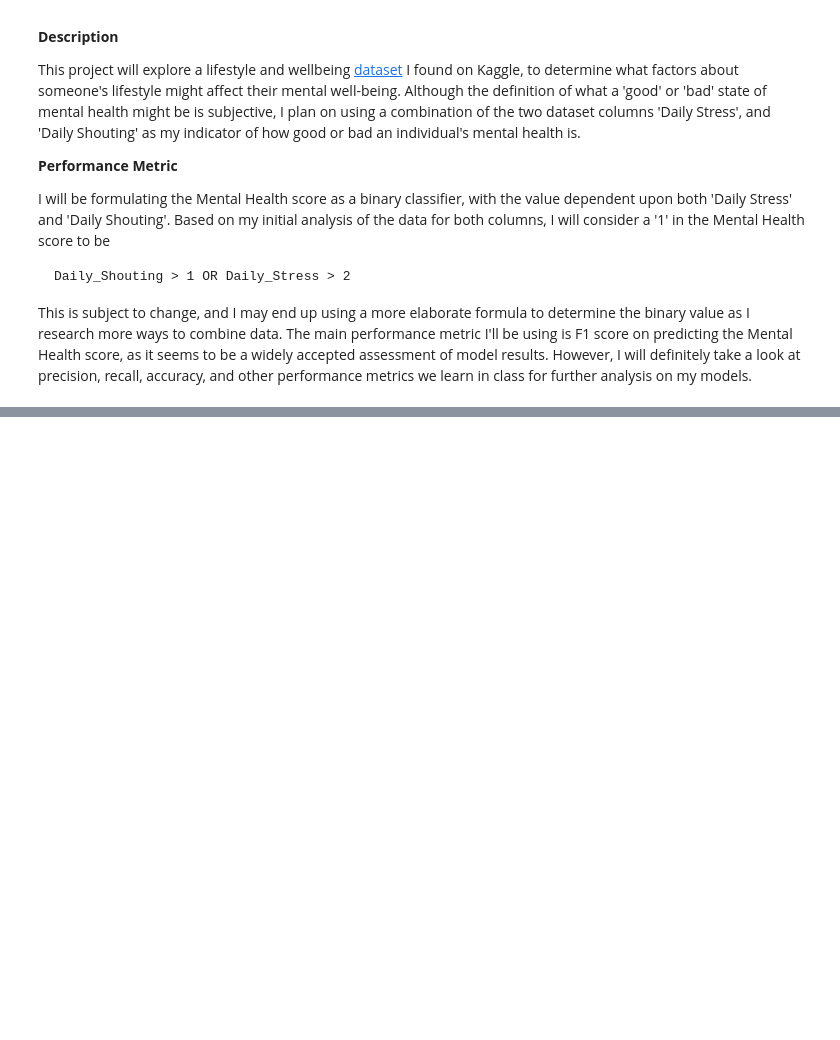
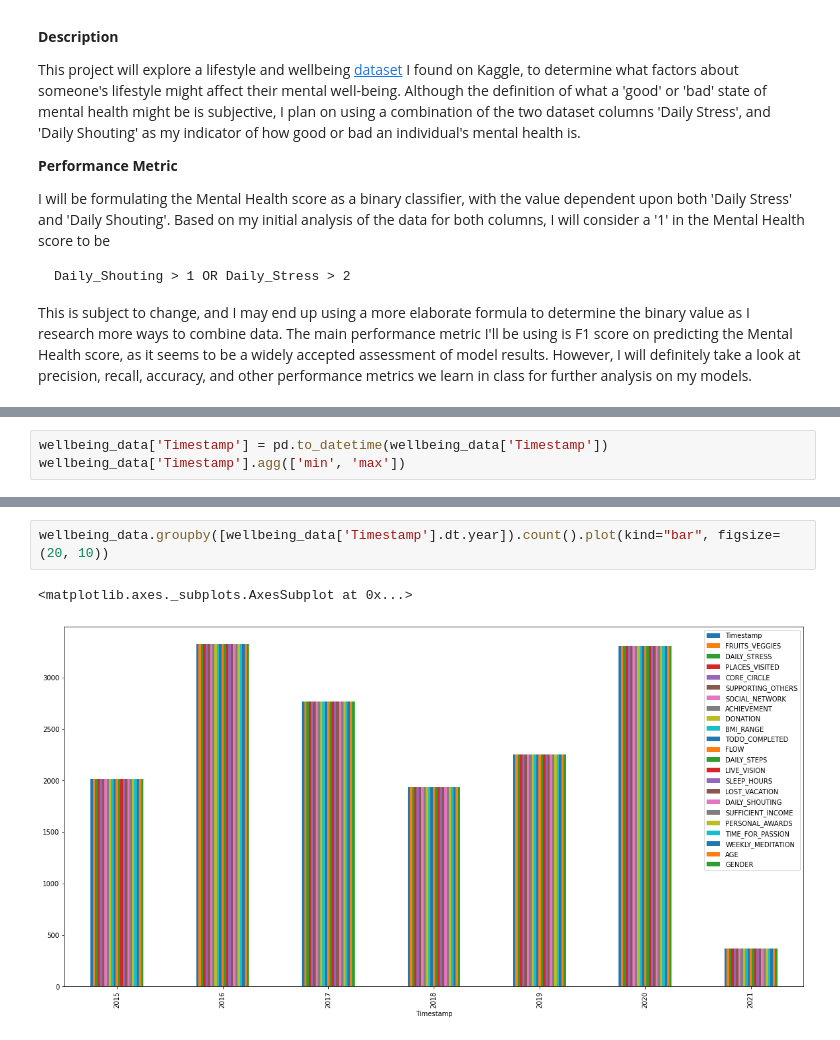
Before and after one commit to ishankaul1/failed_ml_project_lol, a Jupyter notebook: Assignment1.ipynb, the cells around one changed output, grey strips where cells are left out. Drawn from its saved outputs; the diff is of its cells as text; blank space fills up the shorter version.

```diff
--- a/Assignment1.ipynb
+++ b/Assignment1.ipynb
@@ -30,0 +169,3 @@ Before feeding the data to machine learning models, I will explore various prope
+# %%
+wellbeing_data['Timestamp'] = pd.to_datetime(wellbeing_data['Timestamp'])
+wellbeing_data['Timestamp'].agg(['min', 'max'])
@@ -30,0 +176,5 @@ Before feeding the data to machine learning models, I will explore various prope
+# %%
+wellbeing_data.groupby([wellbeing_data['Timestamp'].dt.year]).count().plot(kind="bar", figsize=(20, 10))
+# %% [output]
+<matplotlib.axes._subplots.AxesSubplot at 0x...>
+[figure, added]
```
Also changed, not shown: parts of 12 cells of this notebook.
